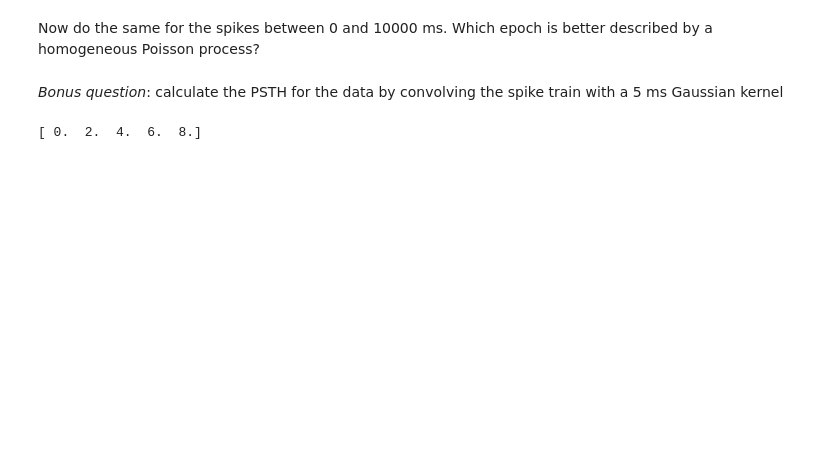
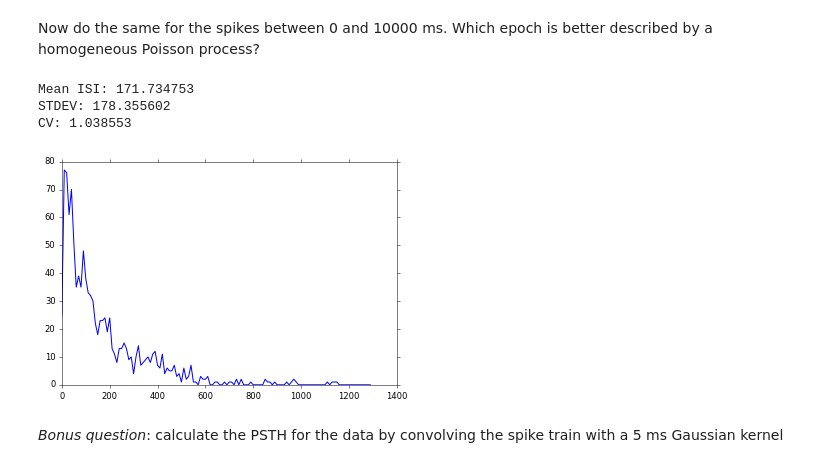
Before and after one commit to melizalab/comp-neurosci, a Jupyter notebook: assignments/session-1B-solution.ipynb, the cells around one changed output. Saved outputs shown, nothing was run; the diff lists cells and outputs as text; code cells hidden in the pictures; blank space fills up the shorter version.

```diff
--- a/assignments/session-1B-solution.ipynb
+++ b/assignments/session-1B-solution.ipynb
@@ -166,9 +181,19 @@ TypeError: unorderable types: float() >= NoneType()
 # %% [markdown]
 Now do the same for the spikes between 0 and 10000 ms. Which epoch is better described by a homogeneous Poisson process?
+# %%
+postspikes = [x[(x > 0) & (x < 10000)] for x in spikes]
+
+isis = np.concatenate([np.diff(x) for x in postspikes])
+hist, bins = np.histogram(isis, np.arange(0, isis.max(), 10))
+plt.plot(bins[:-1], hist)
+
+print("Mean ISI: %f" % isis.mean())
+print("STDEV: %f" % isis.std())
+print("CV: %f" % (isis.std() / isis.mean()))
+# %% [output]
+Mean ISI: 171.734753
+STDEV: 178.355602
+CV: 1.038553
+[figure, added]
 # %% [markdown]
 *Bonus question*: calculate the PSTH for the data by convolving the spike train with a 5 ms Gaussian kernel
-# %%
-B = np.arange(0,10,2.0)
-print(B)
-# %% [output]
-[ 0.  2.  4.  6.  8.]
```
Also changed, not shown: parts of 6 cells of this notebook.
